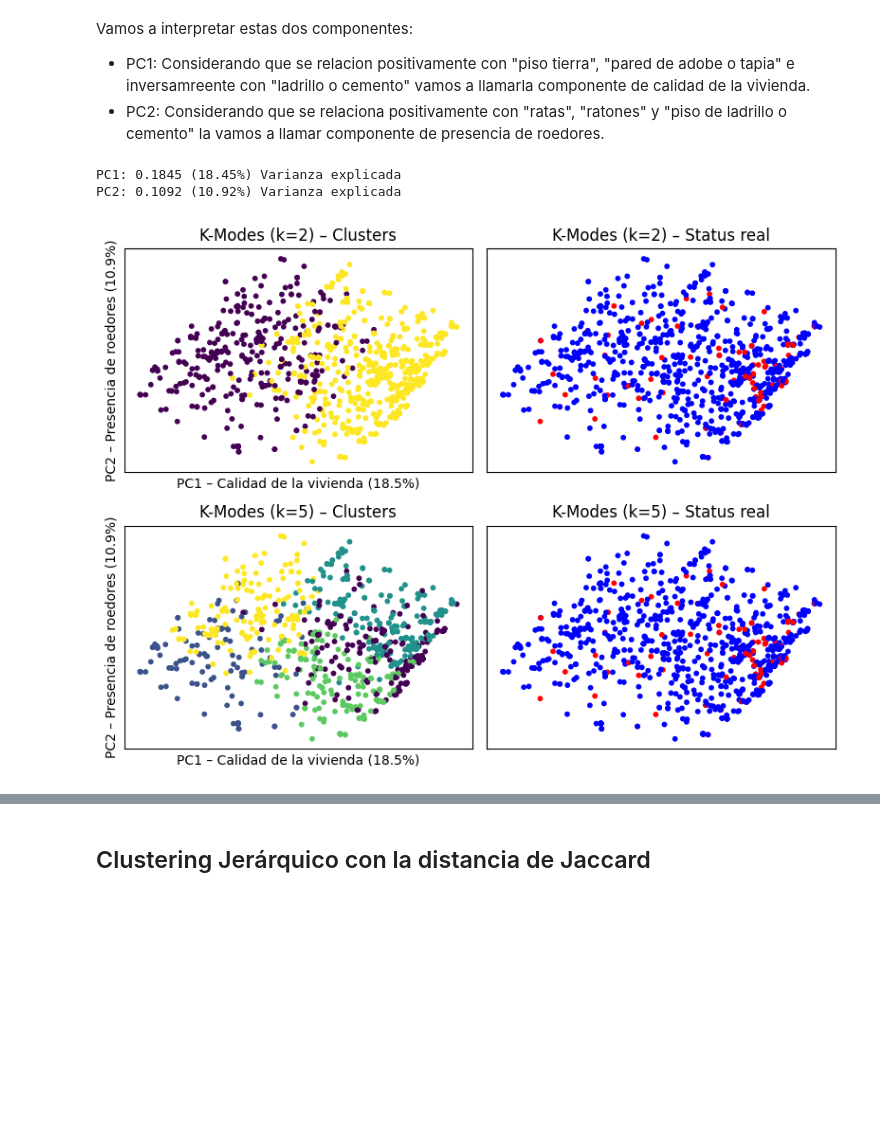
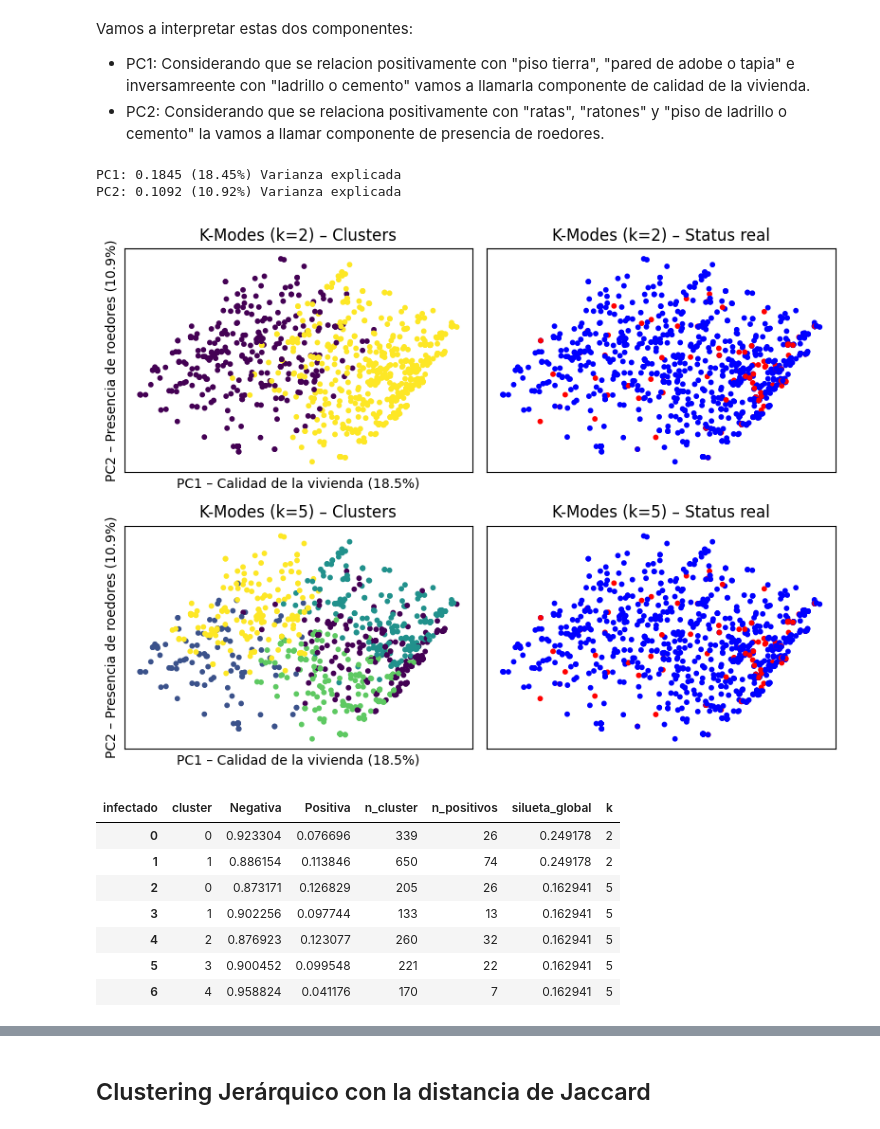
Before and after one commit to DashTT/Reto-01-Chagas, a Jupyter notebook: Reto_1_AndradeVillenasEscobar.ipynb, the cells around one changed output, grey strips where cells are left out. Saved outputs shown, nothing was run; the diff lists cells and outputs as text; code cells hidden in the pictures; blank space fills up the shorter version.

```diff
--- a/Reto_1_AndradeVillenasEscobar.ipynb
+++ b/Reto_1_AndradeVillenasEscobar.ipynb
@@ -404,35 +404,83 @@ xlabel = f'PC1 – Calidad de la vivienda ({pc1_var:.1f}%)'
 ylabel = f'PC2 – Presencia de roedores ({pc2_var:.1f}%)'
 
 ks = [2, 5]
+resultados = []
+
 
 fig, axes = plt.subplots(2, 2, figsize=(8, 6))
 
 for row, k in enumerate(ks):
-
+    # Graficación
     modelo = KModes(n_clusters=k, init='Huang', n_init=5, random_state=68)
     labels = modelo.fit_predict(df_clean)
 
     axes[row, 0].scatter(
         X_2d[:, 0], X_2d[:, 1],
         c=labels, s=10
     )
     axes[row, 0].set_title(f'K-Modes (k={k}) – Clusters')
     axes[row, 0].set_xlabel(xlabel)
     axes[row, 0].set_ylabel(ylabel)
 
     axes[row, 1].scatter(
         X_2d[:, 0], X_2d[:, 1],
         c=y_colors, s=10
     )
     axes[row, 1].set_title(f'K-Modes (k={k}) – Status real')
 
+    # Agreamos la proporción de infectados / no infectados a la tabla para visualizar y la silueta
+
+     # Tamaño del clúster
+
+    sil_global = silhouette_score(df_clean, labels, metric='hamming')
+
+    df_res = pd.DataFrame({
+        'cluster': labels,
+        'infectado': y_status.values
+    })
+
+    tabla = (
+        df_res
+        .groupby('cluster')['infectado']
+        .value_counts(normalize=True)
+        .unstack()
+        .fillna(0)
+    )
+
+    # Tamaño del clúster
+    tabla['n_cluster'] = df_res.groupby('cluster').size()
+
+    # Número de positivos
+    tabla['n_positivos'] = (
+        df_res['infectado']
+        .eq('Positiva')
+        .groupby(df_res['cluster'])
+        .sum()
+    )
+
+    # Silueta global (misma para todos los clusters de ese k)
+    tabla['silueta_global'] = sil_global
+
+    tabla['k'] = k
+    resultados.append(tabla.reset_index())
+
 for ax in axes.flat:
     ax.set_xticks([])
     ax.set_yticks([])
 
 plt.tight_layout()
 plt.show()
+df_resultados = pd.concat(resultados, ignore_index=True)
+df_resultados
 # %% [output]
 PC1: 0.1845 (18.45%) Varianza explicada
 PC2: 0.1092 (10.92%) Varianza explicada
 [figure]
+| infectado | cluster | Negativa | Positiva | n_cluster | n_positivos | silueta_global | k |
+| 0 | 0 | 0.923304 | 0.076696 | 339 | 26 | 0.249178 | 2 |
+| 1 | 1 | 0.886154 | 0.113846 | 650 | 74 | 0.249178 | 2 |
+| 2 | 0 | 0.873171 | 0.126829 | 205 | 26 | 0.162941 | 5 |
+| 3 | 1 | 0.902256 | 0.097744 | 133 | 13 | 0.162941 | 5 |
+| 4 | 2 | 0.876923 | 0.123077 | 260 | 32 | 0.162941 | 5 |
+| 5 | 3 | 0.900452 | 0.099548 | 221 | 22 | 0.162941 | 5 |
+| 6 | 4 | 0.958824 | 0.041176 | 170 | 7 | 0.162941 | 5 |
```
Also changed, not shown: parts of 4 cells of this notebook.
